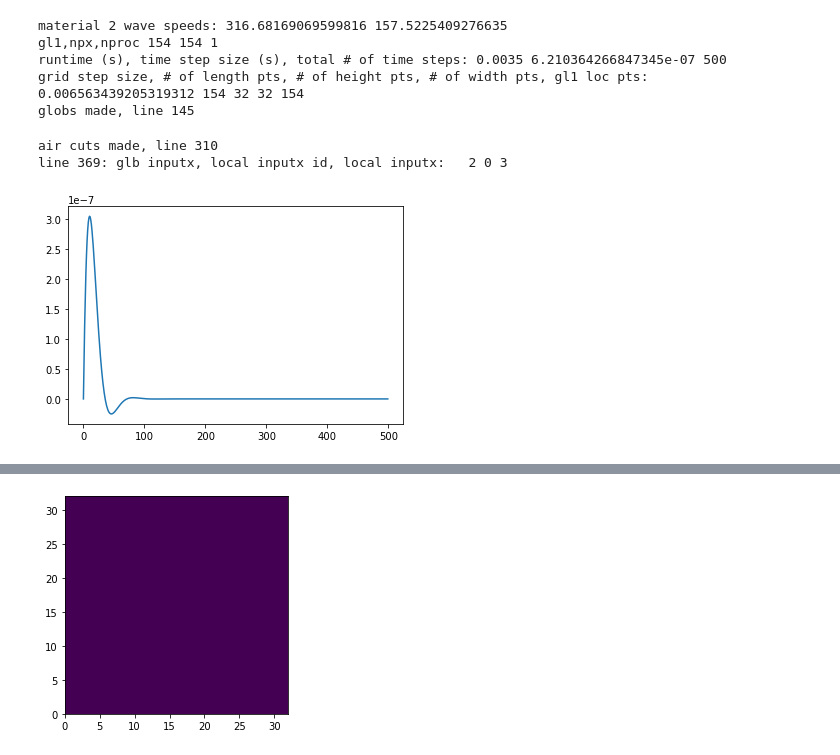
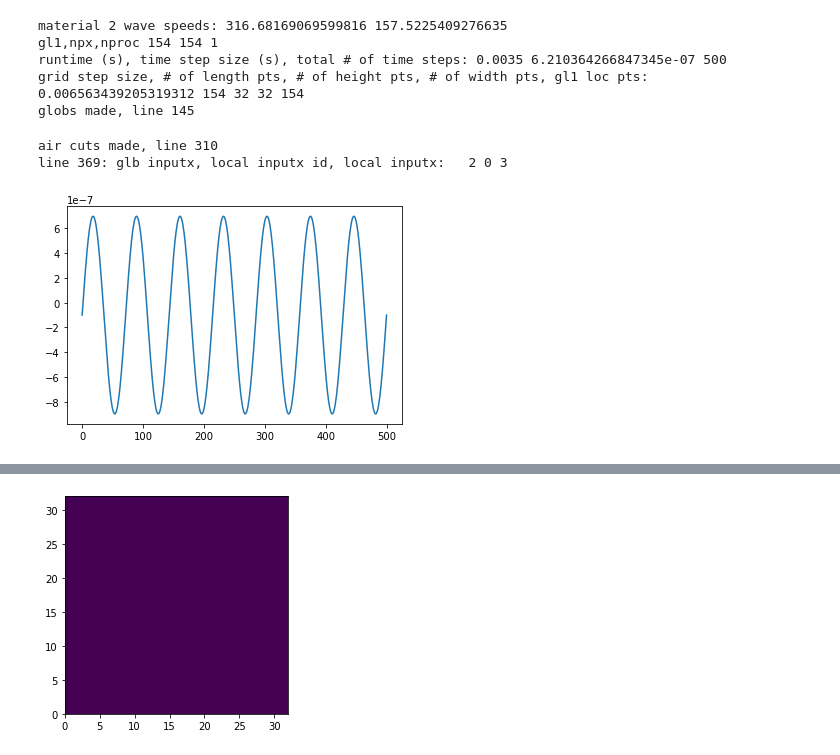
Before and after one commit to danchendrickson/3D_EFIT, a Jupyter notebook: EFIT_MPI_Rail-Copy1.ipynb, the cells around one changed output, grey strips where cells are left out. Cells and saved outputs as stored; diff of their text form; code cells hidden in the pictures.

```diff
--- a/EFIT_MPI_Rail-Copy1.ipynb
+++ b/EFIT_MPI_Rail-Copy1.ipynb
@@ -1343,36 +1366,36 @@ if myid == 0:
 timeVec=np.linspace(0,runtime,Tsteps)
 
 #MPI EJW Section #3 changes
 #radius
 r=3
 inputx=2
 inputy=int(gw1/2)
 inputz=int(gh1/2)
 
 # get loc by formula
 
 inputid=int(inputx / npx)
 inputlocx=int(inputx - inputid*npx+1)
 
 if (myid == 0) :
     print("line 369: glb inputx, local inputx id, local inputx:  ",inputx,inputid,inputlocx)
 
 
 szzConst=2*ts/(gs*rho1)
 
 amp=10000
-decayRate= 10000
+decayRate= 0
 sinConst=ts*amp/rho1
 
 sinInputSignal=sinConst*np.sin(2*np.pi*frequency*timeVec)*np.exp(-decayRate*timeVec)
-
+sinInputSignal-=0.0000001
 fig = plt.figure()
 plt.plot(sinInputSignal)
 plt.show()
 # %% [output]
 air cuts made, line 310
 line 369: glb inputx, local inputx id, local inputx:   2 0 3
-[figure, old version]
+[figure, new version]
 # %%
 # MPI EJW Section #4 changes
 
```
Also changed, not shown: parts of 11 cells of this notebook, 3 other files.
